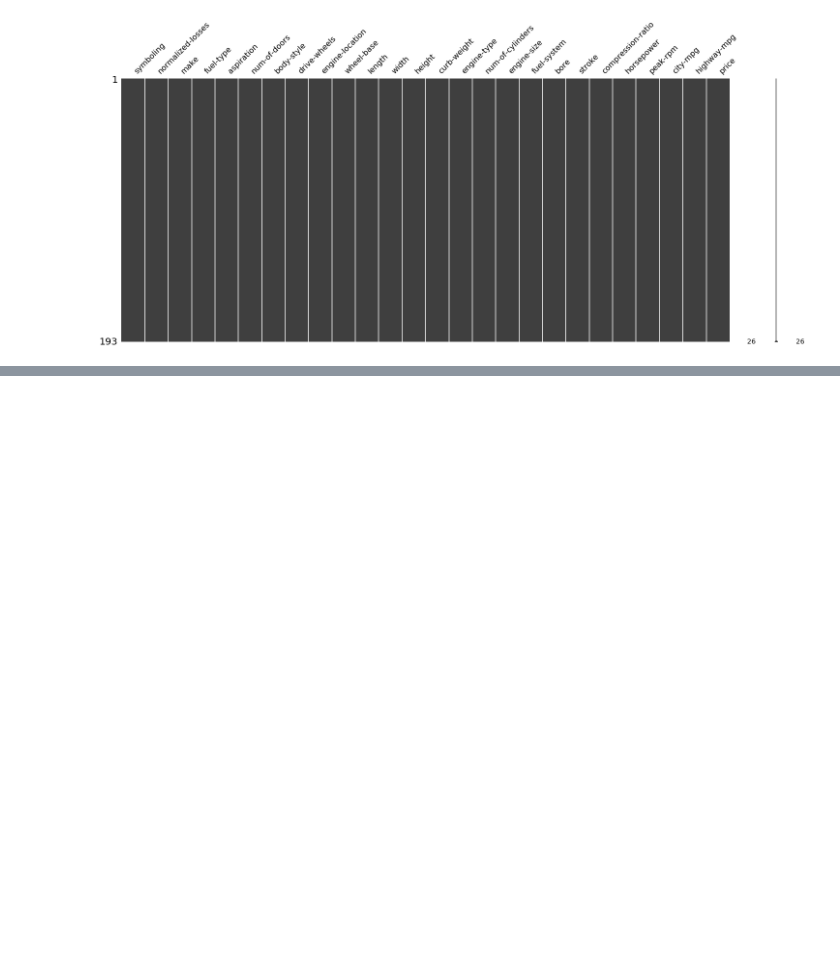
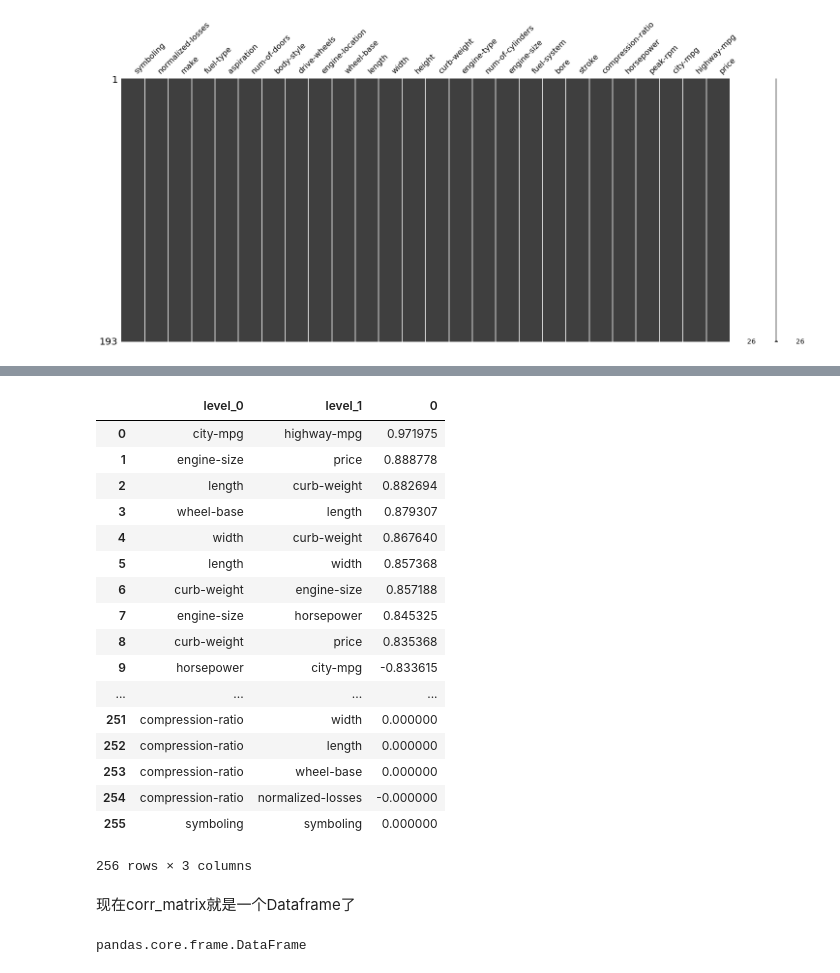
Before and after one commit to Tyrant2016/LinearProject, a Jupyter notebook: 数据预处理1.ipynb, the cells around one changed output, grey strips where cells are left out. Saved outputs shown, nothing was run; the diff lists cells and outputs as text; code cells hidden in the pictures; blank space fills up the shorter version.

```diff
--- a/数据预处理1.ipynb
+++ b/数据预处理1.ipynb
@@ -228,0 +294,3 @@ msno.matrix(data)
+# %%
+corr_matrix = corr_matrix.stack()
+corr_matrix
@@ -228,0 +317,4 @@ msno.matrix(data)
+# %%
+sort_matrix = corr_matrix.abs()  # 取绝对值
+sort_matrix = sort_matrix.sort_values(ascending=False)  # 排序，ascending参数True是从小到大，False反之
+sort_matrix
@@ -228,0 +361,28 @@ msno.matrix(data)
+# %%
+corr_matrix = corr_matrix.reindex(sort_matrix.index).reset_index()
+corr_matrix
+# %% [output]
+|  | level_0 | level_1 | 0 |
+| 0 | city-mpg | highway-mpg | 0.971975 |
+| 1 | engine-size | price | 0.888778 |
+| 2 | length | curb-weight | 0.882694 |
+| 3 | wheel-base | length | 0.879307 |
+| 4 | width | curb-weight | 0.867640 |
+| 5 | length | width | 0.857368 |
+| 6 | curb-weight | engine-size | 0.857188 |
+| 7 | engine-size | horsepower | 0.845325 |
+| 8 | curb-weight | price | 0.835368 |
+| 9 | horsepower | city-mpg | -0.833615 |
+| ... | ... | ... | ... |
+| 251 | compression-ratio | width | 0.000000 |
+| 252 | compression-ratio | length | 0.000000 |
+| 253 | compression-ratio | wheel-base | 0.000000 |
+| 254 | compression-ratio | normalized-losses | -0.000000 |
+| 255 | symboling | symboling | 0.000000 |
+256 rows × 3 columns
+# %% [markdown]
+现在corr_matrix就是一个Dataframe了
+# %%
+type(corr_matrix)
+# %% [output]
+pandas.core.frame.DataFrame
```
Also changed, not shown: parts of 18 cells of this notebook, 2 other files.
